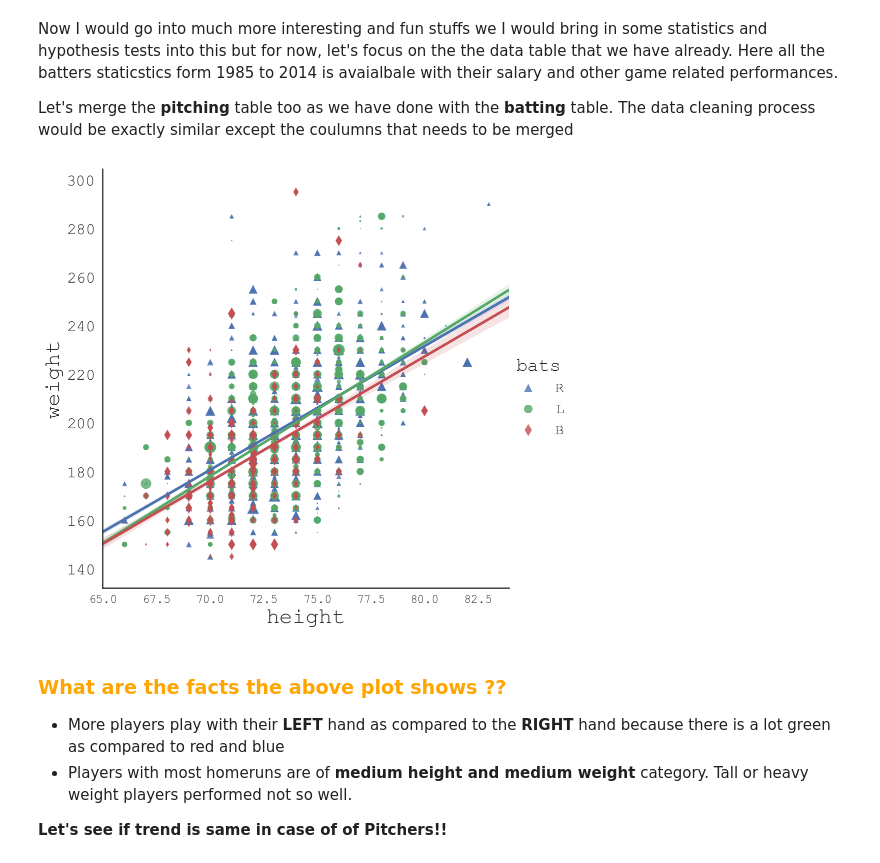
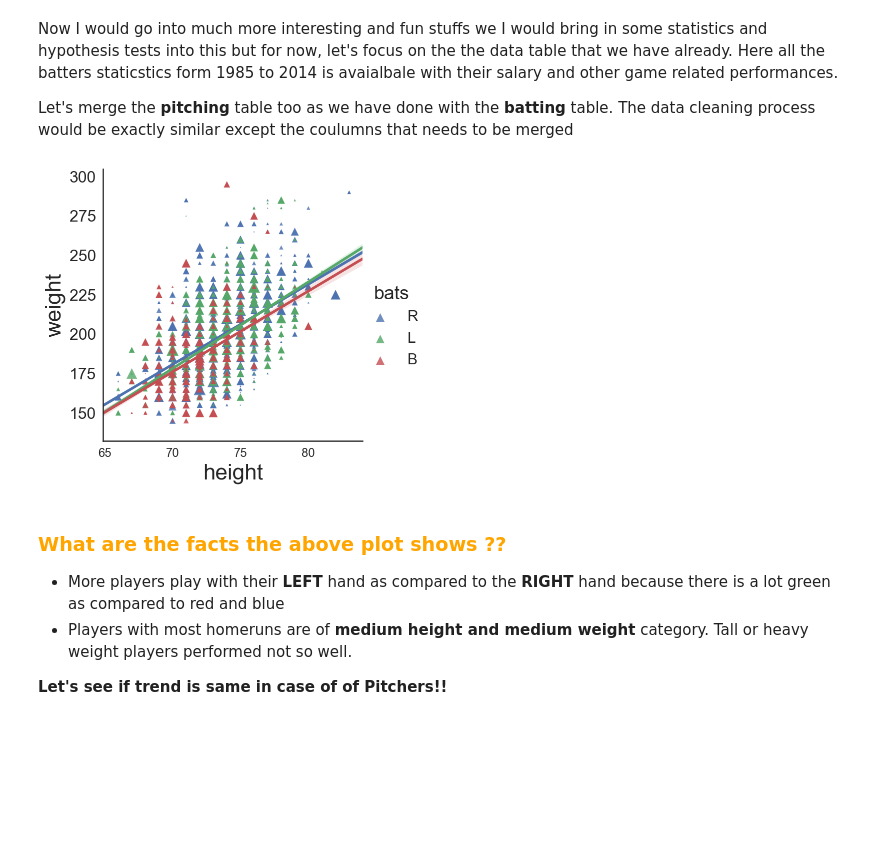
Before and after one commit to MayukhSobo/BaseBall, a Jupyter notebook: src/Baseball.ipynb, the cells around one changed output. Drawn from its saved outputs; the diff is of its cells as text; code cells hidden in the pictures; blank space fills up the shorter version.

```diff
--- a/src/Baseball.ipynb
+++ b/src/Baseball.ipynb
@@ -32,6 +61,7 @@ sns.set(style='white', rc=rc)
 ###### Resolve the path of the data source #######
 ROOT = r'../res/baseball'
 # -----  team data ----- #
-_salary = os.path.join(ROOT, 'Salaries.csv')
-_master = os.path.join(ROOT, 'Master.csv')
-_teams = os.path.join(ROOT, 'Teams.csv')
+from core import BaseballModel
+model = BaseballModel(ROOT)
+salary = model.salary
+master = model.master
@@ -38,9 +71,6 @@ _teams = os.path.join(ROOT, 'Teams.csv')
 # %%
-##### Read the data files #######
-data_1 = pd.read_csv(_salary)
-master = pd.read_csv(_master)
 ####### Creating data_1 and pulling the fileds form csvs that we need only #######
 required_master_cols = ['playerID', 'nameFirst', 'nameLast',
                         'weight', 'height', 'bats', 'throws']
-data_1 = data_1.merge(master[required_master_cols], on='playerID', how='inner')
+data_1 = salary.merge(master[required_master_cols], on='playerID', how='inner')
 data_1['fullName'] = data_1['nameFirst'] + '_' + data_1['nameLast']
@@ -170,0 +214,3 @@ plt.show()
+# %%
+batting = model.batting
+BaseballModel.performance_burndown(batting)
@@ -186,9 +234,9 @@ Now I would go into much more interesting and fun stuffs we I would bring in som
 
 Let's merge the **pitching** table too as we have done with the **batting** table. The data cleaning process would be exactly similar except the coulumns that needs to be merged
 # %%
-pitching = pd.read_csv(os.path.join(ROOT, 'Pitching.csv'))
-pitching = pitching[pitching.yearID >= 1985]
-
+# pitching = pd.read_csv(os.path.join(ROOT, 'Pitching.csv'))
+# pitching = pitching[pitching.yearID >= 1985]
+pitching = model.pitching
 required_pitching_cols = ['yearID', 'teamID', 'playerID',
                           'G','SHO', 'SV', 'HR', 'R']
 data_1 = pd.merge(data_1, pitching[required_pitching_cols],
@@ -203,9 +249,10 @@ data_1.rename(columns={"R_x": "Runs_Scored",
 # %%
-sns.lmplot(data=data_1, x="height", y="weight", size=7, aspect=1, hue="bats",
-          scatter_kws=dict(s=data_1.HR_Scored * 2), markers=['^', 'o', 'd'])
+# sns.set_style('ticks')
+sns.lmplot(data=data_1, x="height", y="weight", hue="bats",
+          scatter_kws=dict(s=data_1.HR_Scored * 2), markers=['^', '^', '^'])
 plt.show()
 # %% [output]
-[figure, old version]
+[figure, new version]
 # %% [markdown]
 ### <font color='orange'>What are the facts the above plot shows ?? </font>
 
```
Also changed, not shown: parts of 60 cells of this notebook, 4 other files.
